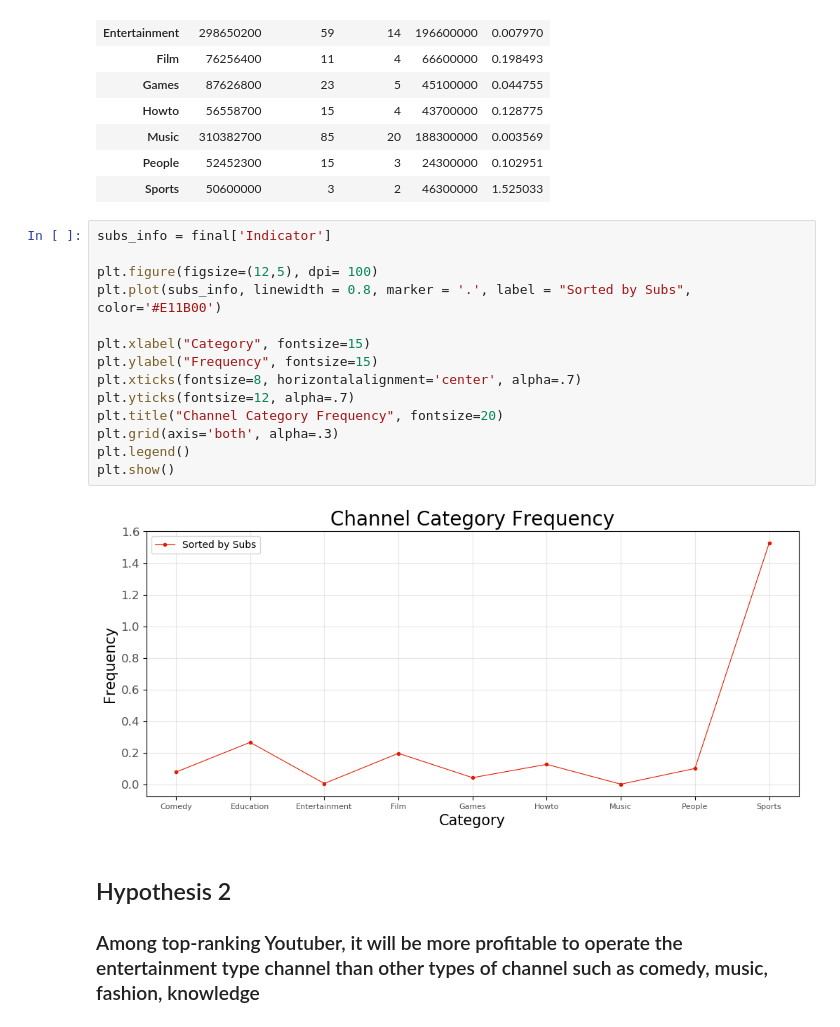
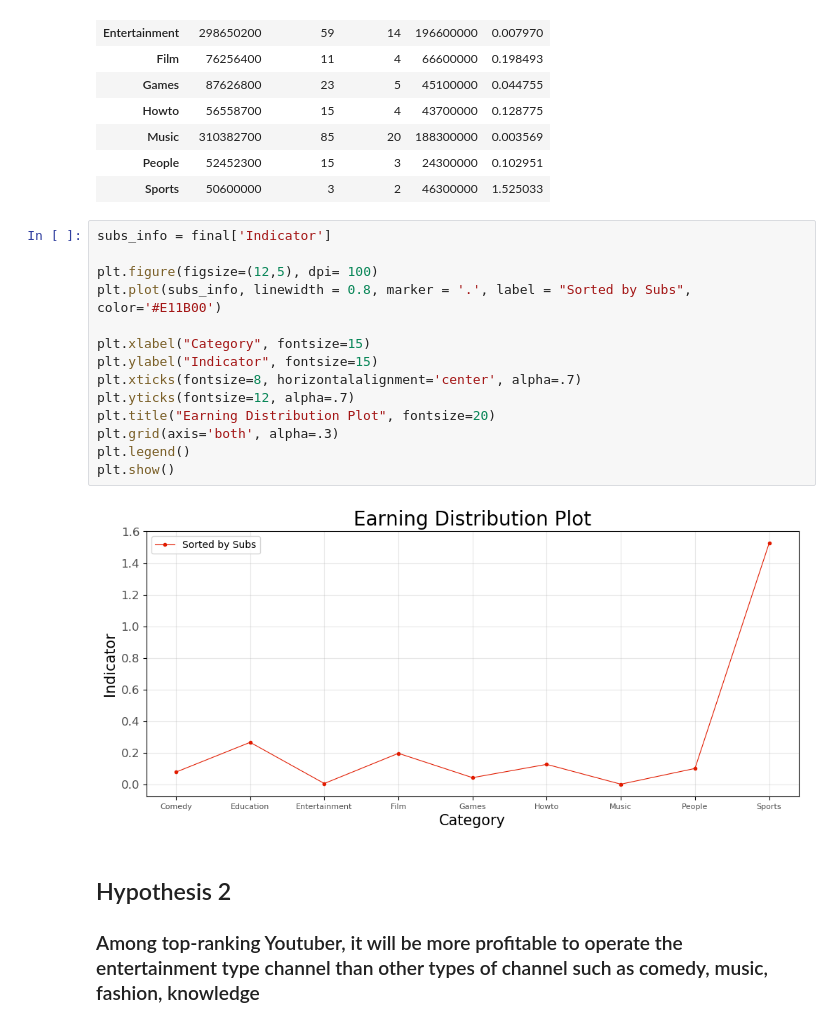
Before and after one commit to gillian850413/Final_Project, a Jupyter notebook: IS590PR_Final_Project_Part1.ipynb, the cells around one changed output. Saved outputs shown, nothing was run; the diff lists cells and outputs as text.

```diff
--- a/IS590PR_Final_Project_Part1.ipynb
+++ b/IS590PR_Final_Project_Part1.ipynb
@@ -138,19 +140,19 @@ final
 # %%
 subs_info = final['Indicator']
 
 plt.figure(figsize=(12,5), dpi= 100)
 plt.plot(subs_info, linewidth = 0.8, marker = '.', label = "Sorted by Subs", color='#E11B00')
 
 plt.xlabel("Category", fontsize=15)
-plt.ylabel("Frequency", fontsize=15)
+plt.ylabel("Indicator", fontsize=15)
 plt.xticks(fontsize=8, horizontalalignment='center', alpha=.7)
 plt.yticks(fontsize=12, alpha=.7)
-plt.title("Channel Category Frequency", fontsize=20)
+plt.title("Earning Distribution Plot", fontsize=20)
 plt.grid(axis='both', alpha=.3)
 plt.legend()
 plt.show()
 # %% [output]
-[figure, old version]
+[figure, new version]
 # %% [markdown]
 ## Hypothesis 2
 ### Among top-ranking Youtuber, it will be more profitable to operate the entertainment type channel than other types of channel such as comedy, music, fashion, knowledge
```
Also changed, not shown: parts of 14 cells of this notebook.
